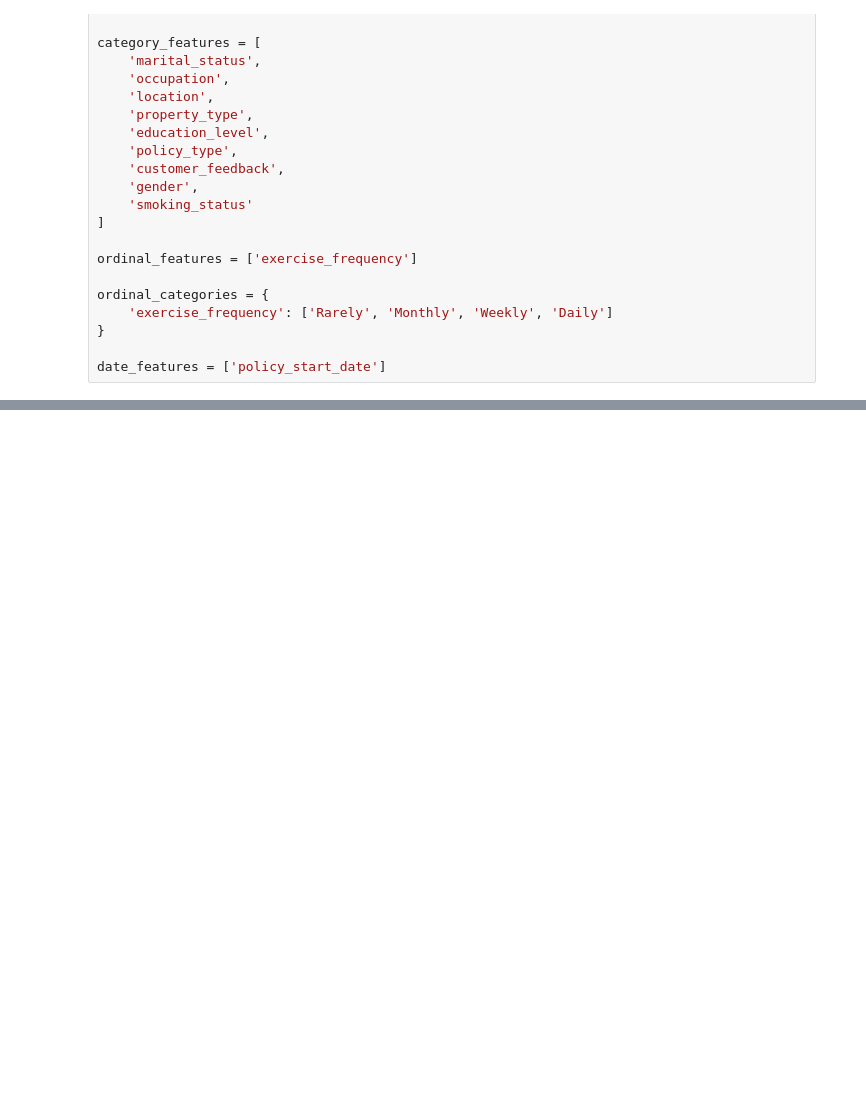
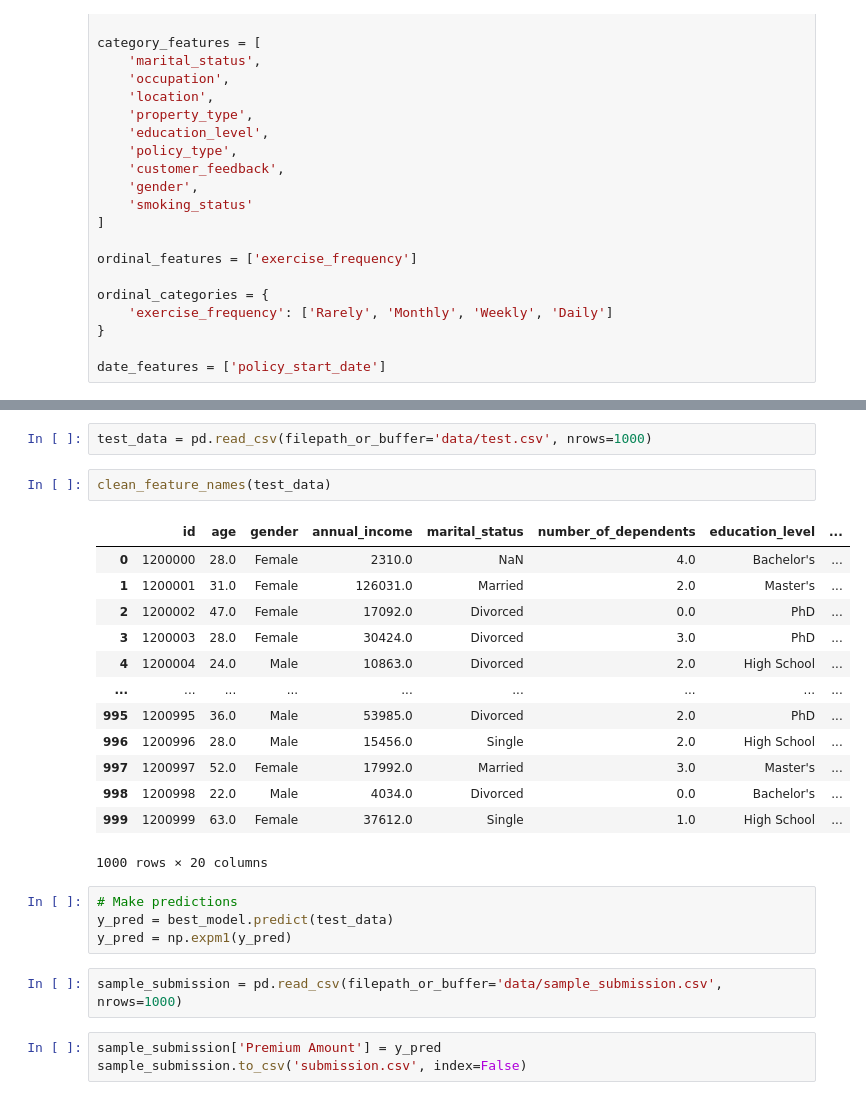
Before and after one commit to mglissmann/kaggle_playground_series_4_12, a Jupyter notebook: analysis_3.ipynb, the cells around one changed output, grey strips where cells are left out. Drawn from its saved outputs; the diff is of its cells as text; blank space fills up the shorter version.

```diff
--- a/analysis_3.ipynb
+++ b/analysis_3.ipynb
@@ -175,0 +221,27 @@ grid_search = GridSearchCV(
+# %%
+test_data = pd.read_csv(filepath_or_buffer='data/test.csv', nrows=1000)
+# %%
+clean_feature_names(test_data)
+# %% [output]
+|  | id | age | gender | annual_income | marital_status | number_of_dependents | education_level | ... |
+| 0 | 1200000 | 28.0 | Female | 2310.0 | NaN | 4.0 | Bachelor's | ... |
+| 1 | 1200001 | 31.0 | Female | 126031.0 | Married | 2.0 | Master's | ... |
+| 2 | 1200002 | 47.0 | Female | 17092.0 | Divorced | 0.0 | PhD | ... |
+| 3 | 1200003 | 28.0 | Female | 30424.0 | Divorced | 3.0 | PhD | ... |
+| 4 | 1200004 | 24.0 | Male | 10863.0 | Divorced | 2.0 | High School | ... |
+| ... | ... | ... | ... | ... | ... | ... | ... | ... |
+| 995 | 1200995 | 36.0 | Male | 53985.0 | Divorced | 2.0 | PhD | ... |
+| 996 | 1200996 | 28.0 | Male | 15456.0 | Single | 2.0 | High School | ... |
+| 997 | 1200997 | 52.0 | Female | 17992.0 | Married | 3.0 | Master's | ... |
+| 998 | 1200998 | 22.0 | Male | 4034.0 | Divorced | 0.0 | Bachelor's | ... |
+| 999 | 1200999 | 63.0 | Female | 37612.0 | Single | 1.0 | High School | ... |
+1000 rows × 20 columns
+# %%
+# Make predictions
+y_pred = best_model.predict(test_data)
+y_pred = np.expm1(y_pred)
+# %%
+sample_submission = pd.read_csv(filepath_or_buffer='data/sample_submission.csv', nrows=1000)
+# %%
+sample_submission['Premium Amount'] = y_pred
+sample_submission.to_csv('submission.csv', index=False)
```
Also changed, not shown: parts of 12 cells of this notebook, 1 other file.
